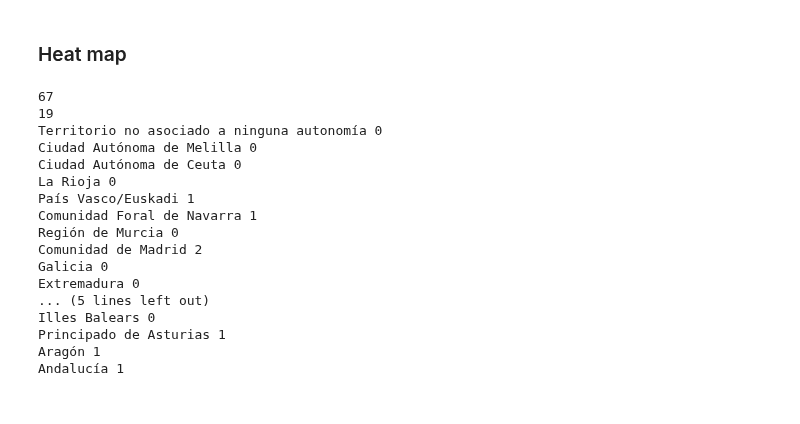
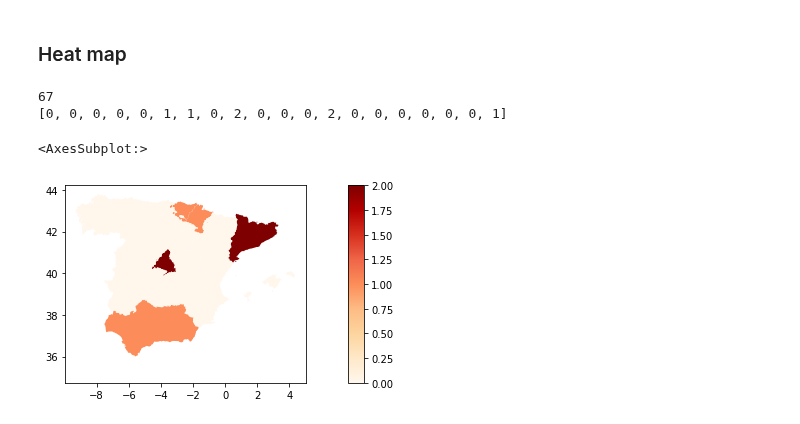
Before and after one commit to kra0s22/TFG-Tweets_and_Users_recollector_using_V2_API, a Jupyter notebook: Experiments.ipynb, the cells around one changed output. Saved outputs shown, nothing was run; the diff lists cells and outputs as text; code cells hidden in the pictures.

Commit message:
Heatmap ejecutando, los tweets en España no se localizan todos

```diff
--- a/Experiments.ipynb
+++ b/Experiments.ipynb
@@ -481,59 +479,39 @@ from shapely import geometry, ops
 # %%
 myclient = pymongo.MongoClient('localhost', 27017)
 mydb = myclient["mydatabase_ejemplos"]
 myusers = mydb["users_ejemplos"]
 mytweets = mydb["tweets_ejemplos"]
 
 tweet_list = list(mytweets.find( { "place" : {"$ne": ""} } ))
 print(str(len(tweet_list)))
 
 
 # set the filepath and load
 fp = 'recintos_autonomicas_inspire_peninbal_etrs89.shp'
 #reading the file stored in variable fp
 map_df = gpd.read_file(fp)
 # check data type so we can see that this is not a normal dataframe, but a GEOdataframe
 
-list_names_comunidades = []
-aux_list = []
-index = 0
-contain = False
-while index < len(map_df.NAMEUNIT):
-    contain = False
-    for comunidad in list_names_comunidades:
-        if comunidad[0] == map_df.NAMEUNIT[index]:
-            #combine two lines
-            contain = True
-            comunidad[1].append(map_df.geometry[index])
-    if contain == False:
-        list_names_comunidades.append([map_df.NAMEUNIT[index], [map_df.geometry[index]], 0])
-    index += 1
+list_comunidades_count = [0 for i in range(len(map_df.NAMEUNIT))]
 
-print(str(len(list_names_comunidades)))
 
-for comunidad in list_names_comunidades:
-    for tweet in tweet_list:
-        for posicion in comunidad[1]:
-            line = LineString([(tweet['geo']['geo']['bbox'][0], tweet['geo']['geo']['bbox'][1]), (tweet['geo']['geo']['bbox'][2], tweet['geo']['geo']['bbox'][3])])
-            if line.distance(posicion) < 0.6:
-                comunidad[2] = comunidad[2] + 1
-                break
-    print(comunidad[0] , comunidad[2])
+for tweet in tweet_list:
+    index = 0
+    while index < len(map_df.NAMEUNIT):
+        line = LineString([(tweet['geo']['geo']['bbox'][0], tweet['geo']['geo']['bbox'][1]), (tweet['geo']['geo']['bbox'][2], tweet['geo']['geo']['bbox'][3])])
+        if line.distance(map_df.geometry[index]) < 0.6:
+            list_comunidades_count[index] = list_comunidades_count[index] + 1
+            break
+        index += 1
+
+print(list_comunidades_count)
+map_df['count_tweets'] = list_comunidades_count
+fig, ax = plt.subplots(1, 1)
+divider = make_axes_locatable(ax)
+cax = divider.append_axes("right", size="5%", pad=0.1)
+map_df.plot(column='count_tweets', ax=ax, legend=True, cax=cax, cmap='OrRd')
 # %% [output]
 67
-19
-Territorio no asociado a ninguna autonomía 0
-Ciudad Autónoma de Melilla 0
-Ciudad Autónoma de Ceuta 0
-La Rioja 0
-País Vasco/Euskadi 1
-Comunidad Foral de Navarra 1
-Región de Murcia 0
-Comunidad de Madrid 2
-Galicia 0
-Extremadura 0
-... (5 lines left out)
-Illes Balears 0
-Principado de Asturias 1
-Aragón 1
-Andalucía 1
+[0, 0, 0, 0, 0, 1, 1, 0, 2, 0, 0, 0, 2, 0, 0, 0, 0, 0, 0, 1]
+<AxesSubplot:>
+[figure, added]
```
Also changed, not shown: parts of 7 cells of this notebook.
